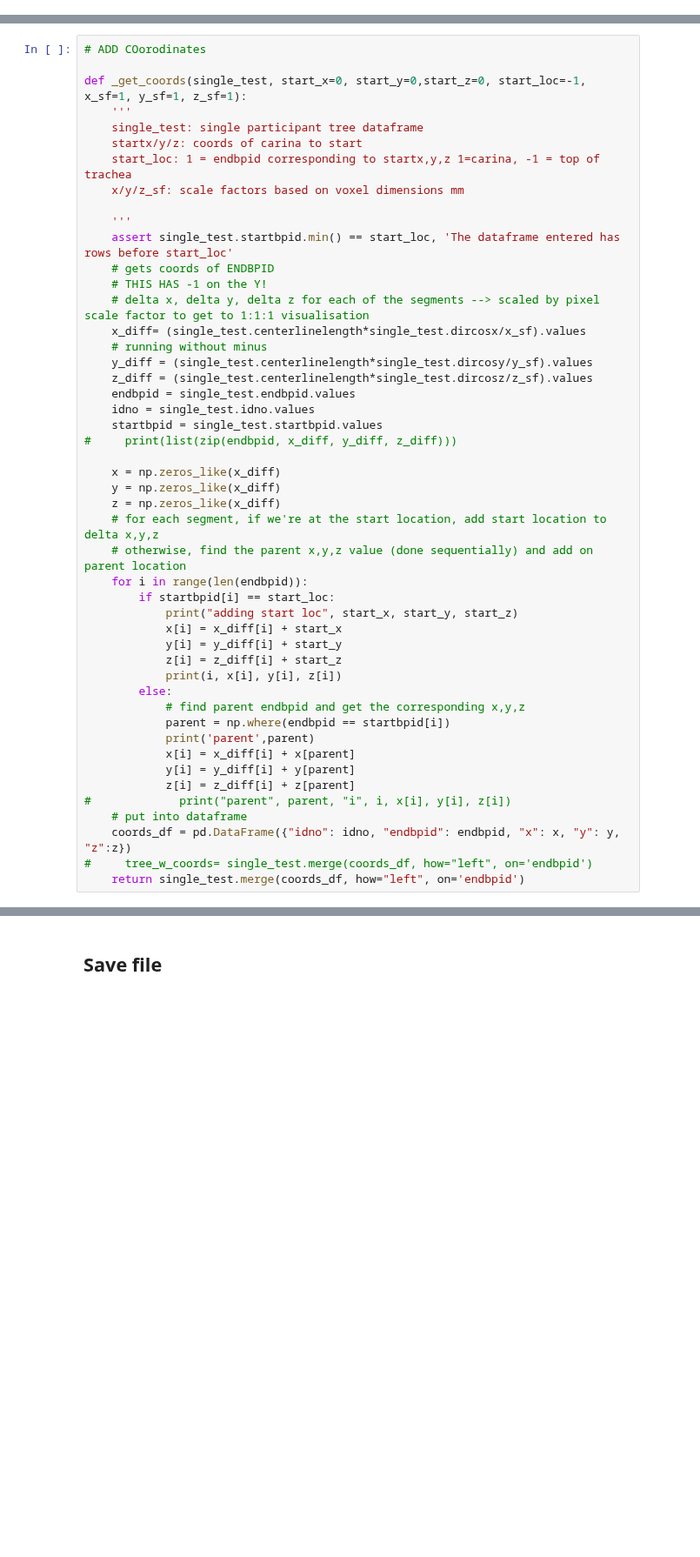
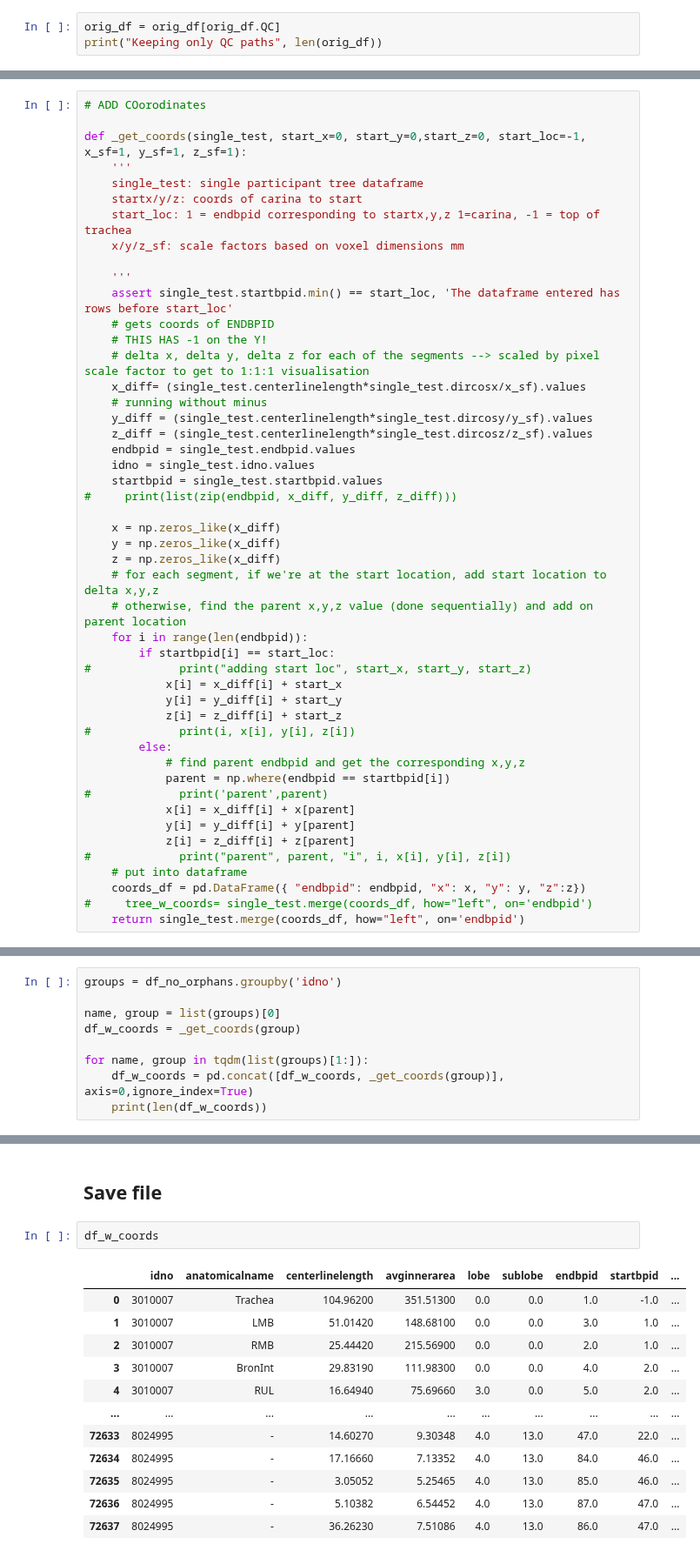
Before and after one commit to s-n-naik/airway_exploration, a Jupyter notebook: Dataloading_GNN.ipynb, the cells around one changed output, grey strips where cells are left out. Shown at 87% size. Drawn from its saved outputs; the diff is of its cells as text; blank space fills up the shorter version.

Commit message:
cleaned up and finished GNN data cleaning

```diff
--- a/Dataloading_GNN.ipynb
+++ b/Dataloading_GNN.ipynb
@@ -81,0 +144,3 @@ display(orig_df)
+# %%
+orig_df = orig_df[orig_df.QC]
+print("Keeping only QC paths", len(orig_df))
@@ -147,20 +230,20 @@ def _get_coords(single_test, start_x=0, start_y=0,start_z=0, start_loc=-1, x_sf=
     # otherwise, find the parent x,y,z value (done sequentially) and add on parent location
     for i in range(len(endbpid)):
         if startbpid[i] == start_loc:
-            print("adding start loc", start_x, start_y, start_z)
+#             print("adding start loc", start_x, start_y, start_z)
             x[i] = x_diff[i] + start_x
             y[i] = y_diff[i] + start_y
             z[i] = z_diff[i] + start_z
-            print(i, x[i], y[i], z[i])
+#             print(i, x[i], y[i], z[i])
         else:
             # find parent endbpid and get the corresponding x,y,z
             parent = np.where(endbpid == startbpid[i])
-            print('parent',parent)
+#             print('parent',parent)
             x[i] = x_diff[i] + x[parent]
             y[i] = y_diff[i] + y[parent]
             z[i] = z_diff[i] + z[parent]
 #             print("parent", parent, "i", i, x[i], y[i], z[i])
     # put into dataframe
-    coords_df = pd.DataFrame({"idno": idno, "endbpid": endbpid, "x": x, "y": y, "z":z})
+    coords_df = pd.DataFrame({ "endbpid": endbpid, "x": x, "y": y, "z":z})
 #     tree_w_coords= single_test.merge(coords_df, how="left", on='endbpid')
     return single_test.merge(coords_df, how="left", on='endbpid')
@@ -171,0 +250,9 @@ print(name, group)
+# %%
+groups = df_no_orphans.groupby('idno')
+
+name, group = list(groups)[0]
+df_w_coords = _get_coords(group)
+
+for name, group in tqdm(list(groups)[1:]):
+    df_w_coords = pd.concat([df_w_coords, _get_coords(group)], axis=0,ignore_index=True)
+    print(len(df_w_coords))
@@ -172,2 +277,17 @@ print(name, group)
 # %% [markdown]
 ## Save file
+# %%
+df_w_coords
+# %% [output]
+|  | idno | anatomicalname | centerlinelength | avginnerarea | lobe | sublobe | endbpid | startbpid | ... |
+| 0 | 3010007 | Trachea | 104.96200 | 351.51300 | 0.0 | 0.0 | 1.0 | -1.0 | ... |
+| 1 | 3010007 | LMB | 51.01420 | 148.68100 | 0.0 | 0.0 | 3.0 | 1.0 | ... |
+| 2 | 3010007 | RMB | 25.44420 | 215.56900 | 0.0 | 0.0 | 2.0 | 1.0 | ... |
+| 3 | 3010007 | BronInt | 29.83190 | 111.98300 | 0.0 | 0.0 | 4.0 | 2.0 | ... |
+| 4 | 3010007 | RUL | 16.64940 | 75.69660 | 3.0 | 0.0 | 5.0 | 2.0 | ... |
+| ... | ... | ... | ... | ... | ... | ... | ... | ... | ... |
+| 72633 | 8024995 | - | 14.60270 | 9.30348 | 4.0 | 13.0 | 47.0 | 22.0 | ... |
+| 72634 | 8024995 | - | 17.16660 | 7.13352 | 4.0 | 13.0 | 84.0 | 46.0 | ... |
+| 72635 | 8024995 | - | 3.05052 | 5.25465 | 4.0 | 13.0 | 85.0 | 46.0 | ... |
+| 72636 | 8024995 | - | 5.10382 | 6.54452 | 4.0 | 13.0 | 87.0 | 47.0 | ... |
+| 72637 | 8024995 | - | 36.26230 | 7.51086 | 4.0 | 13.0 | 86.0 | 47.0 | ... |
```
Also changed, not shown: parts of 9 cells of this notebook.
